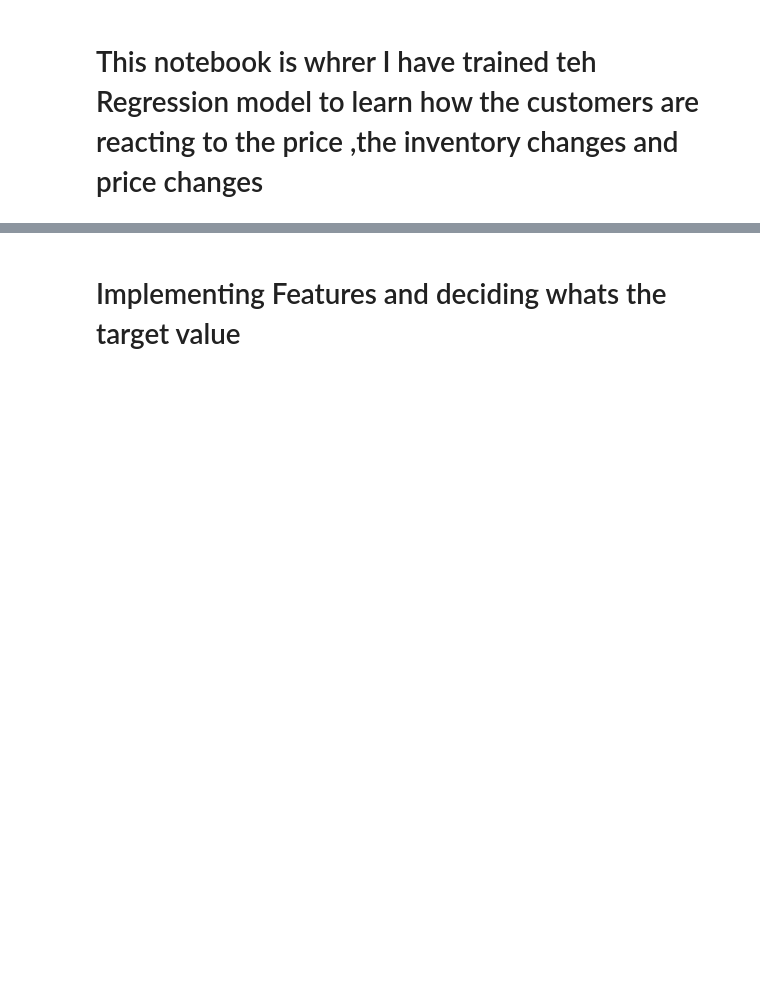
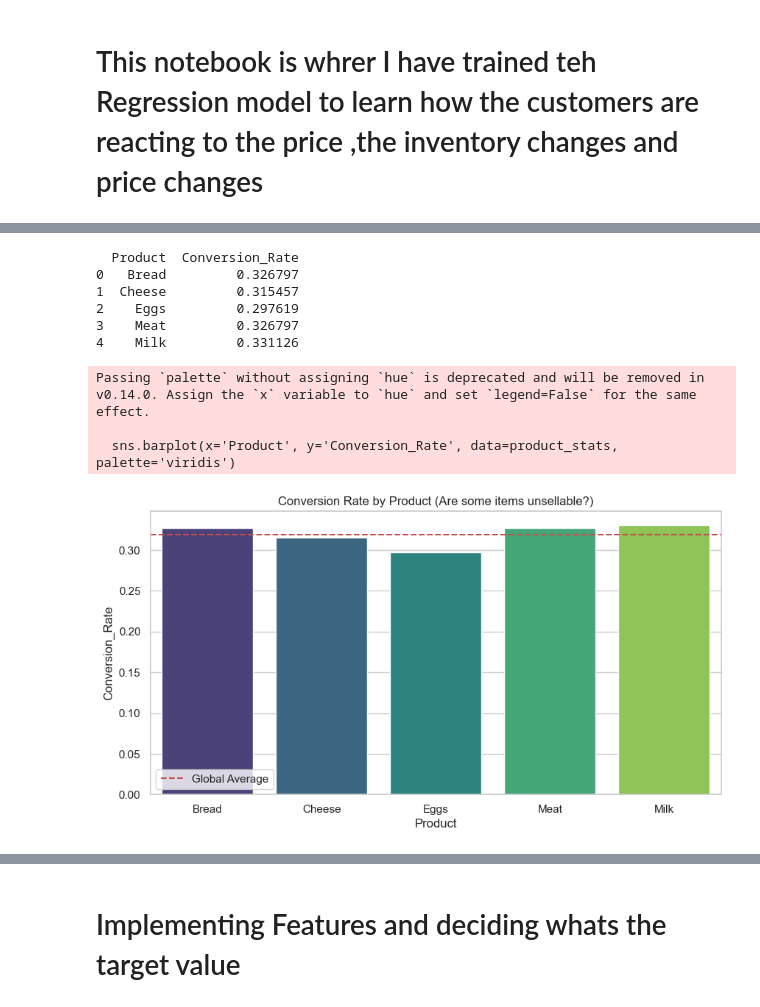
Before and after one commit to Summiiee2k/EtE_ETL_Dynamic_pricing__ML, a Jupyter notebook: Notebook/regression.ipynb, the cells around one changed output, grey strips where cells are left out. Cells and saved outputs as stored; diff of their text form; code cells hidden in the pictures; blank space fills up the shorter version.

```diff
--- a/Notebook/regression.ipynb
+++ b/Notebook/regression.ipynb
@@ -95,0 +97,24 @@ memory usage: 96.9+ KB
+# %%
+# Calculate conversion rate per product
+product_stats = df.groupby('product_name')['purchased'].mean().reset_index()
+product_stats.columns = ['Product', 'Conversion_Rate']
+
+print(product_stats)
+
+plt.figure(figsize=(10, 5))
+sns.barplot(x='Product', y='Conversion_Rate', data=product_stats, palette='viridis')
+plt.axhline(y=df['purchased'].mean(), color='r', linestyle='--', label='Global Average')
+plt.title("Conversion Rate by Product (Are some items unsellable?)")
+plt.legend()
+plt.show()
+# %% [output]
+  Product  Conversion_Rate
+0   Bread         0.326797
+1  Cheese         0.315457
+2    Eggs         0.297619
+3    Meat         0.326797
+4    Milk         0.331126
+Passing `palette` without assigning `hue` is deprecated and will be removed in v0.14.0. Assign the `x` variable to `hue` and set `legend=False` for the same effect.
+
+  sns.barplot(x='Product', y='Conversion_Rate', data=product_stats, palette='viridis')
+[figure, added]
```
Also changed, not shown: parts of 30 cells of this notebook, 9 other files.
